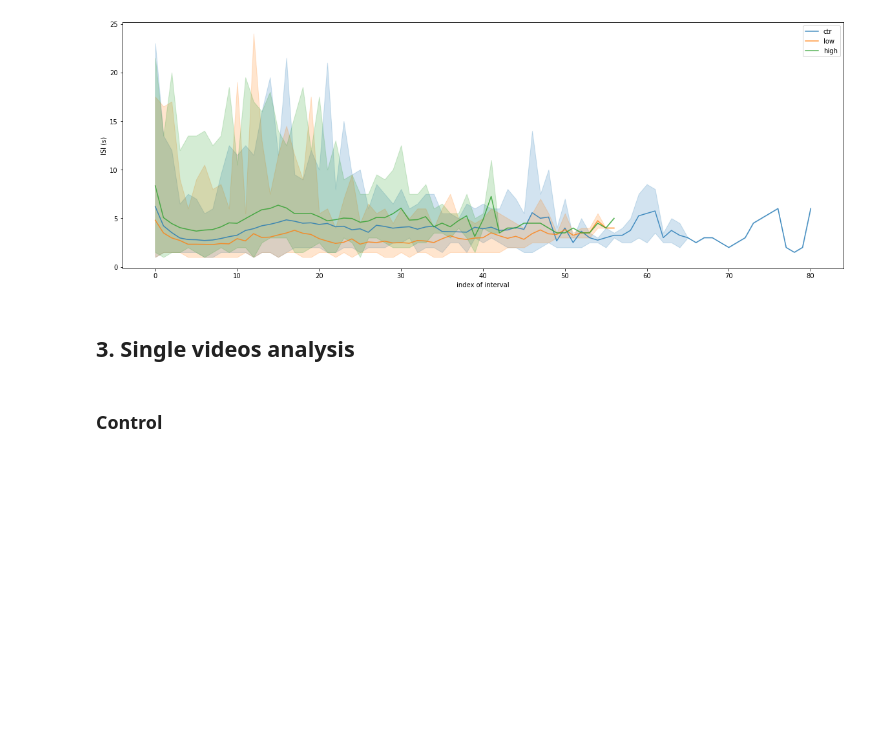
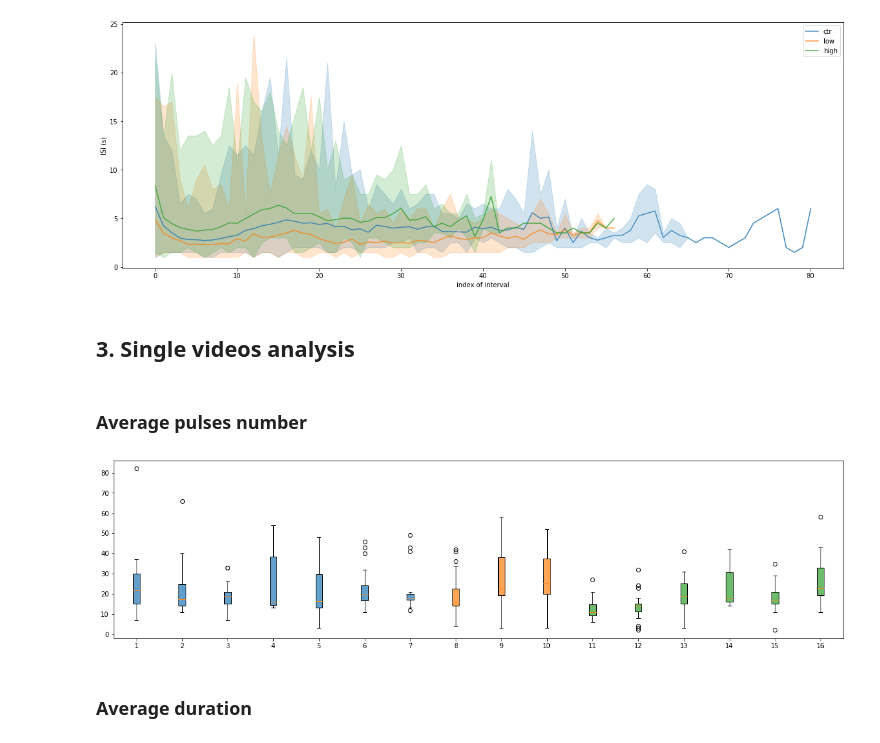
Before and after one commit to hengjiwang/hydranerv, a Jupyter notebook: hydranerv/data_analysis/analysis.ipynb, the cells around one changed output. Drawn from its saved outputs; the diff is of its cells as text; code cells hidden in the pictures; blank space fills up the shorter version.

```diff
--- a/hydranerv/data_analysis/analysis.ipynb
+++ b/hydranerv/data_analysis/analysis.ipynb
@@ -199,2 +240,24 @@ plt.show()
 # %% [markdown]
-### Control
+### Average pulses number
+# %%
+def pulses_number_list(clusters):
+    n = [len(x) for x in clusters]
+    return n
+# %%
+pulses_number_ctr_by_video = []
+for clusters in clusters_ctr_per_video:
+    pulses_number_ctr_by_video.append(pulses_number_list(clusters))
+
+pulses_number_lo_by_video = []
+for clusters in clusters_lo_per_video:
+    pulses_number_lo_by_video.append(pulses_number_list(clusters))
+
+pulses_number_hi_by_video = []
+for clusters in clusters_hi_per_video:
+    pulses_number_hi_by_video.append(pulses_number_list(clusters))
+# %%
+plot_boxplot_by_video(pulses_number_ctr_by_video, pulses_number_lo_by_video, pulses_number_hi_by_video)
+# %% [output]
+[figure, added]
+# %% [markdown]
+### Average duration
```
Also changed, not shown: parts of 12 cells of this notebook, 10 other files.
